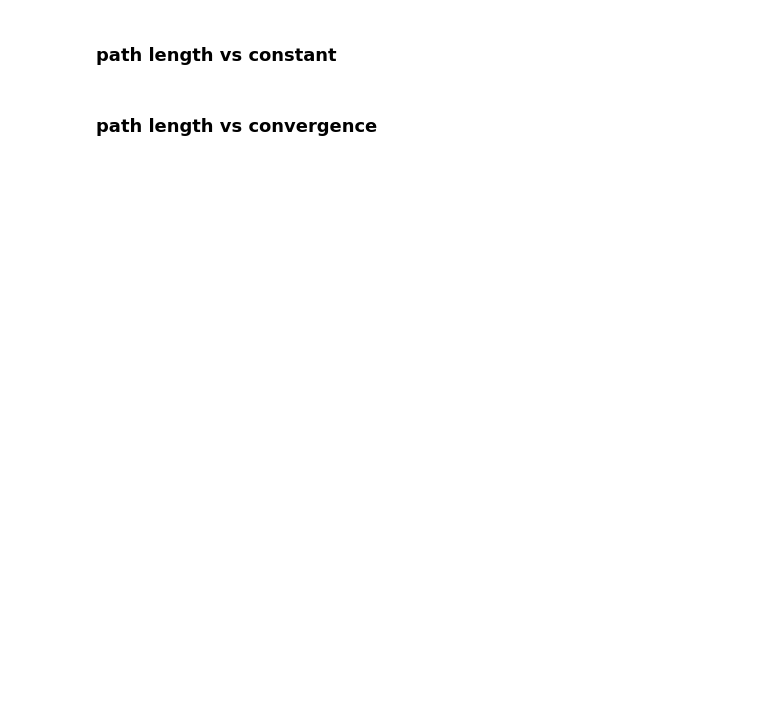
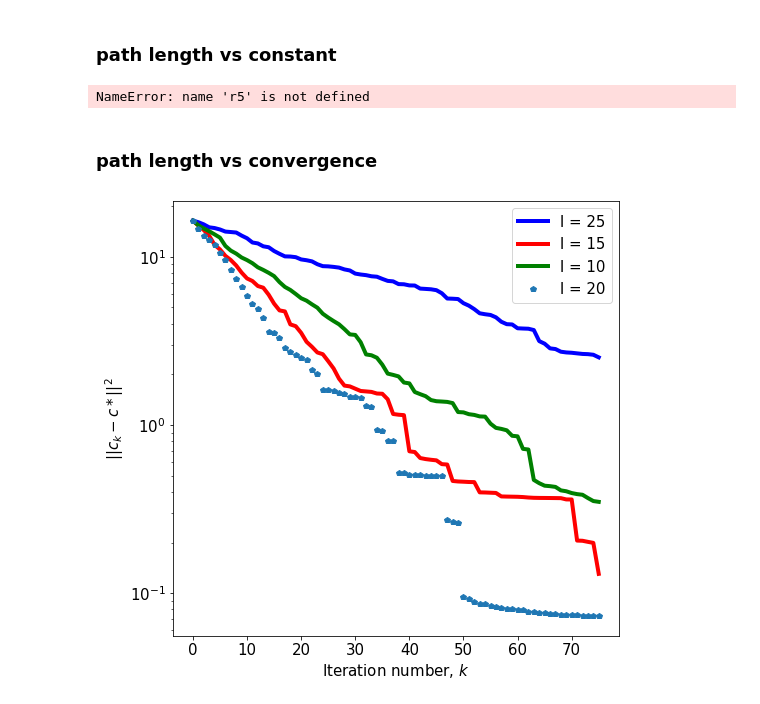
Before and after one commit to jamiehadd/AC-Kaczmarz, a Jupyter notebook: experiments/to run/ER Experiment - Path Length.ipynb, the cells around one changed output. Drawn from its saved outputs; the diff is of its cells as text; code cells hidden in the pictures; blank space fills up the shorter version.

```diff
--- a/experiments/to run/ER Experiment - Path Length.ipynb
+++ b/experiments/to run/ER Experiment - Path Length.ipynb
@@ -114,7 +121,9 @@ plt.savefig("plots/ER_L20_path_error.svg", format='svg')
 # %% [markdown]
 ### path length vs constant
 # %%
-r_list = [(25, r25), (15, r15), (10, r10), (20, r20)]
+r_list = [(5, r5), (15, r15), (10, r10), (20, r20)]
+# %% [output]
+NameError: name 'r5' is not defined
 # %%
 plt.scatter(*zip(*r_list))
 plt.legend(prop={'size': 15})
@@ -127,13 +136,15 @@ plt.savefig("plots/ER_path_rate.svg", format='svg')
 # %% [markdown]
 ### path length vs convergence
 # %%
-plt.semilogy(range(np.shape(errors)[0]), errs0, 'b', linewidth=4, label = r'l = 25')
-plt.semilogy(range(np.shape(errors)[0]), errs1, 'r', linewidth=4, label = r'l = 15')
-plt.semilogy(range(np.shape(errors)[0]), errs2, 'g', linewidth=4, label = r'l = 10')
-plt.semilogy(range(np.shape(errors)[0]), errs3, 'p', linewidth=4, label = r'l = 20')
+plt.semilogy(range(np.shape(errs0)[0]), errs0, 'b', linewidth=4, label = r'l = 25')
+plt.semilogy(range(np.shape(errs0)[0]), errs1, 'r', linewidth=4, label = r'l = 15')
+plt.semilogy(range(np.shape(errs0)[0]), errs2, 'g', linewidth=4, label = r'l = 10')
+plt.semilogy(range(np.shape(errs0)[0]), errs3, 'p', linewidth=4, label = r'l = 20')
 plt.legend(prop={'size': 15})
 plt.xlabel('Iteration number, $k$', fontsize=15)
 plt.ylabel(r'$||c_k-c*||^2$', fontsize=15)
 plt.xticks(fontsize=15)
 plt.yticks(fontsize=15)
 plt.show()
+# %% [output]
+[figure, added]
```
Also changed, not shown: parts of 10 cells of this notebook, 2 other files.
